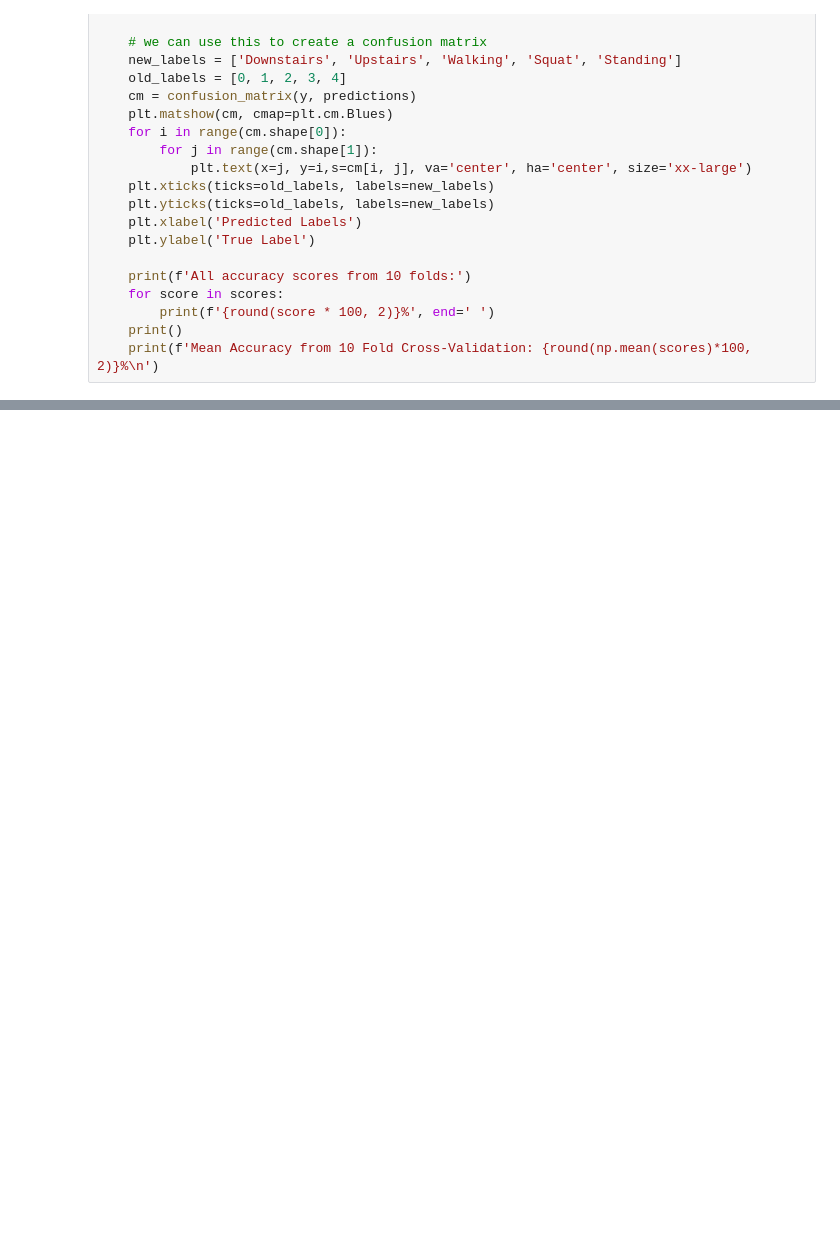
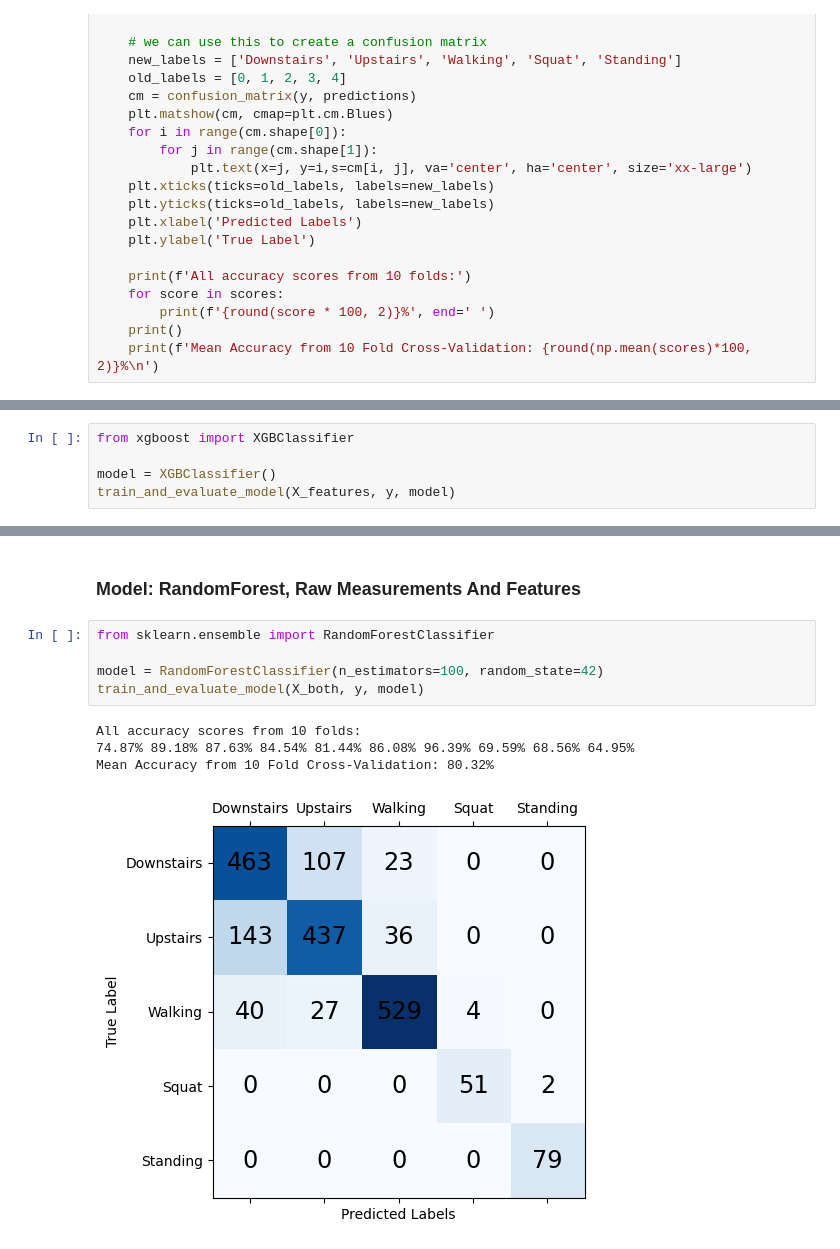
Before and after one commit to jmandzak/ActivityDetection, a Jupyter notebook: main.ipynb, the cells around one changed output, grey strips where cells are left out. Drawn from its saved outputs; the diff is of its cells as text; blank space fills up the shorter version.

```diff
--- a/main.ipynb
+++ b/main.ipynb
@@ -236,0 +247,5 @@ Mean Accuracy from 10 Fold Cross-Validation: 81.45%
+# %%
+from xgboost import XGBClassifier
+
+model = XGBClassifier()
+train_and_evaluate_model(X_features, y, model)
@@ -236,0 +257,12 @@ Mean Accuracy from 10 Fold Cross-Validation: 81.45%
+# %% [markdown]
+### Model: RandomForest, Raw Measurements And Features
+# %%
+from sklearn.ensemble import RandomForestClassifier
+
+model = RandomForestClassifier(n_estimators=100, random_state=42)
+train_and_evaluate_model(X_both, y, model)
+# %% [output]
+All accuracy scores from 10 folds:
+74.87% 89.18% 87.63% 84.54% 81.44% 86.08% 96.39% 69.59% 68.56% 64.95%
+Mean Accuracy from 10 Fold Cross-Validation: 80.32%
+[figure, added]
```
Also changed, not shown: parts of 23 cells of this notebook.
